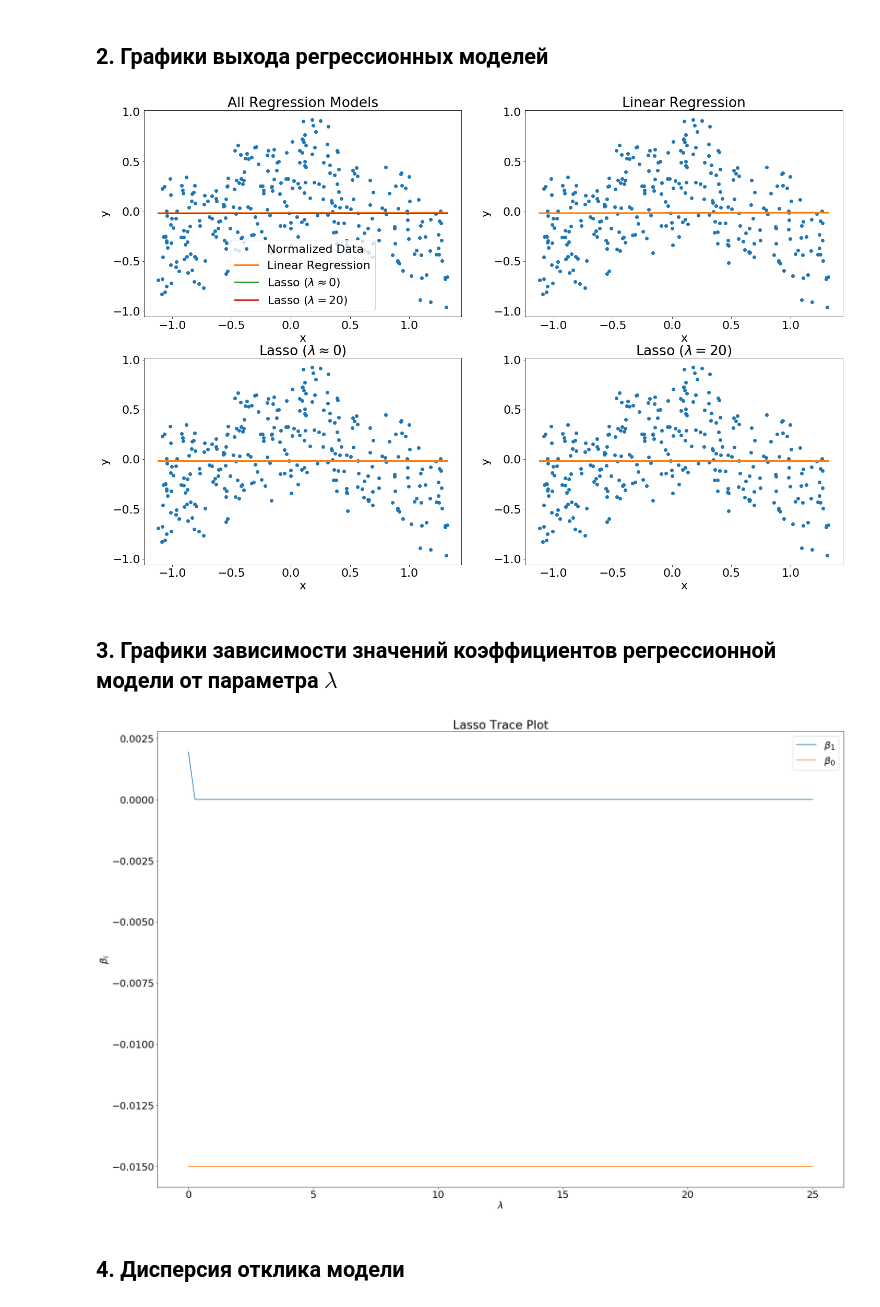
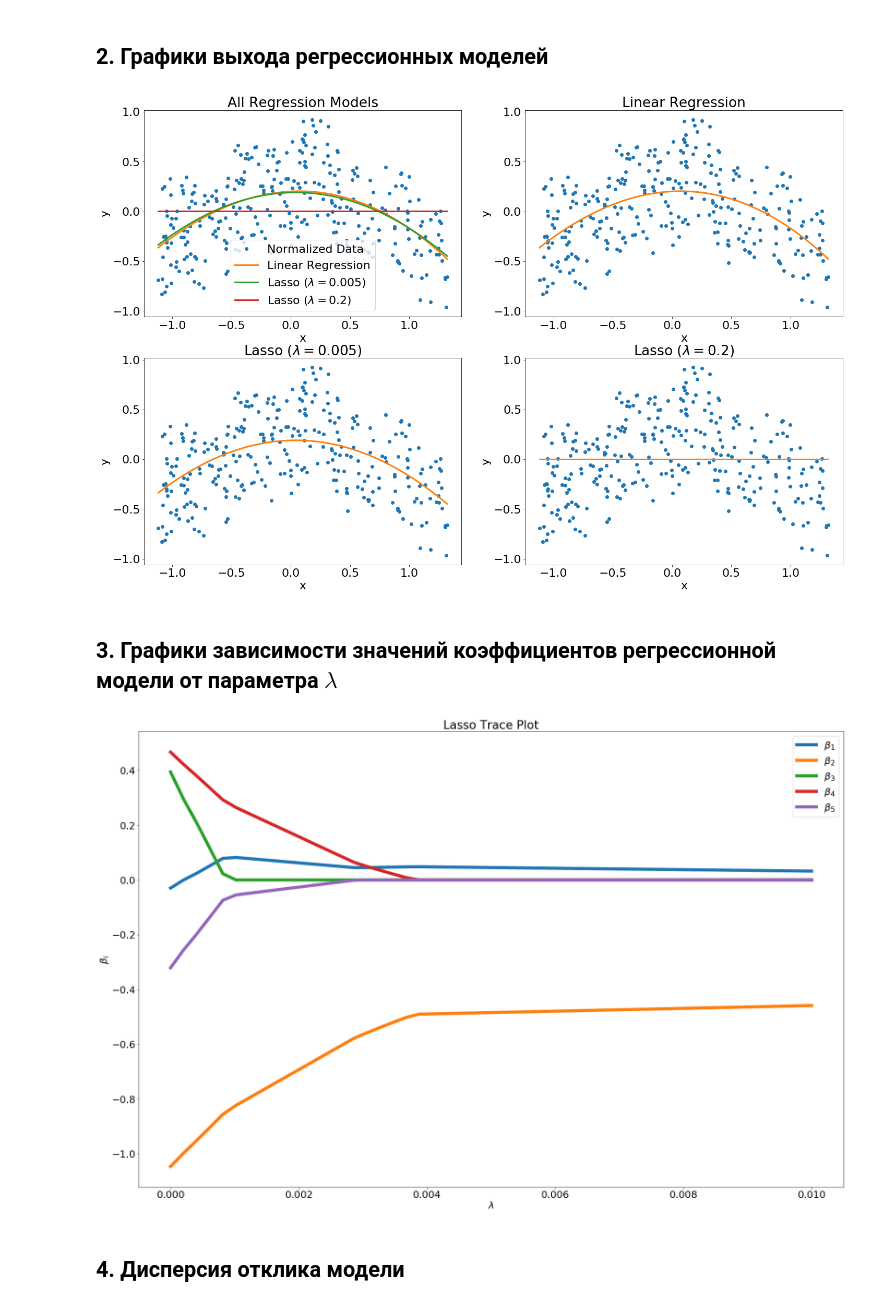
Before and after one commit to BobNobrain/ml-labs, a Jupyter notebook: 1/lab1.ipynb, the cells around one changed output. Drawn from its saved outputs; the diff is of its cells as text; code cells hidden in the pictures.

```diff
--- a/1/lab1.ipynb
+++ b/1/lab1.ipynb
@@ -147,10 +148,16 @@ def line(b1, b0):
     line_y = line_x * b1 + b0
     return line_x, line_y
 
+fixed_m = 3
+
+models = build_models()
+fit_models(models, fixed_m)
+
 def draw(i, canvas):
-    name, b0, b1 = results[i]
-    line_x, line_y = line(b1, b0)
-    canvas.plot(line_x, line_y, label=name, lw=3)
+    domain = np.linspace(min(norm_x), max(norm_x), 100)
+    values = models[i].predict(np.array([domain ** i for i in range(1, fixed_m + 1)]).T)
+    name = labels[i]
+    canvas.plot(domain, values, label=name, lw=3)
 
 fig, ax = plt.subplots(2, 2)
 all_in_one = ax[0][0]
@@ -168,46 +175,49 @@ all_in_one.legend()
 
 for i in range(3):
     canvas = singles[i]
-    canvas.set_title(results[i][0])
+    canvas.set_title(labels[i])
     canvas.set_xlabel('x')
     canvas.set_ylabel('y')
     canvas.plot(norm_x, norm_y, 'o', label='Normalized Data', markersize=6)
     draw(i, canvas)
 # %% [output]
-[figure, old version]
+[figure, new version]
 # %% [markdown]
 ## 3. Графики зависимости значений коэффициентов регрессионной модели от параметра $\lambda$
 # %%
-ls = np.linspace(0, 25, 100)
+ls = np.linspace(0, 0.01, 50)
+
+fixed_m = 5
 
 def get_coeffs(l):
     if l == 0:
         model = lm.LinearRegression()
     else:
         model = lm.Lasso(alpha=l)
-    model.fit(np.reshape(x_train, (len(x_train), 1)), y_train)
-    return model.intercept_, model.coef_
+    fit_models([model], fixed_m)
+    return model.coef_
 
-coeffs = [get_coeffs(l) for l in ls]
+coeffs = np.array([get_coeffs(l) for l in ls]).T
 
-b0s = [c[0] for c in coeffs]
-b1s = [c[1] for c in coeffs]
+# b0s = [c[0] for c in coeffs]
+# b1s = [c[1] for c in coeffs]
 
 fig, ax = plt.subplots()
 
-ax.plot(ls, b1s, label='$\\beta_1$')
-ax.plot(ls, b0s, label='$\\beta_0$')
+for i in range(len(coeffs)):
+    ax.plot(ls, coeffs[i], label='$\\beta_{}$'.format(i + 1), linewidth=7)
+#     ax.plot(ls, b0s, label='$\\beta_0$')
 
 ax.set_title('Lasso Trace Plot')
 ax.set_xlabel('$\\lambda$')
 ax.set_ylabel('$\\beta_i$')
 
 ax.legend()
 
 fig.tight_layout()
 plt.show();
 # %% [output]
-[figure, old version]
+[figure, new version]
 # %% [markdown]
 ## 4. Дисперсия отклика модели
 # %%
```
Also changed, not shown: parts of 14 cells of this notebook.
